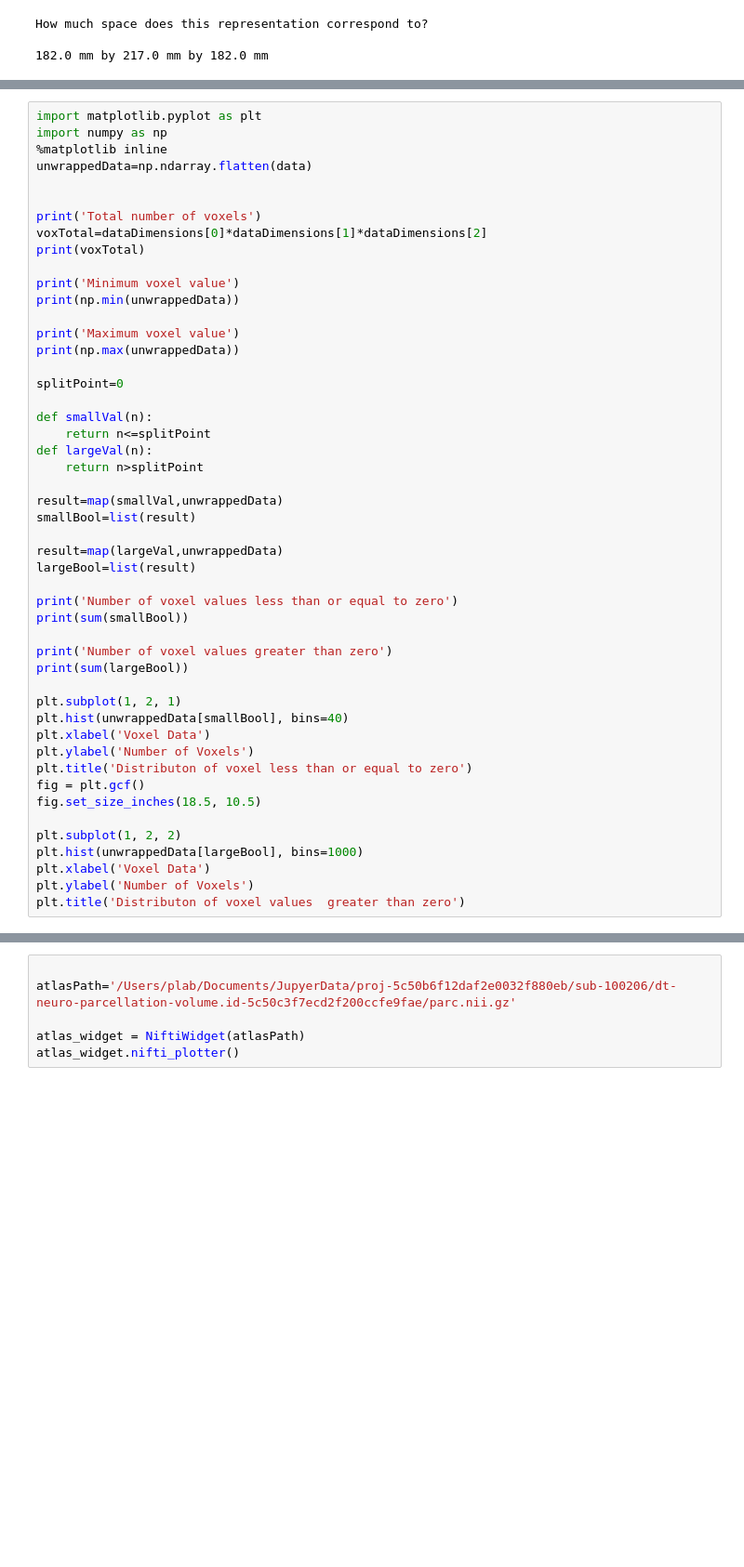
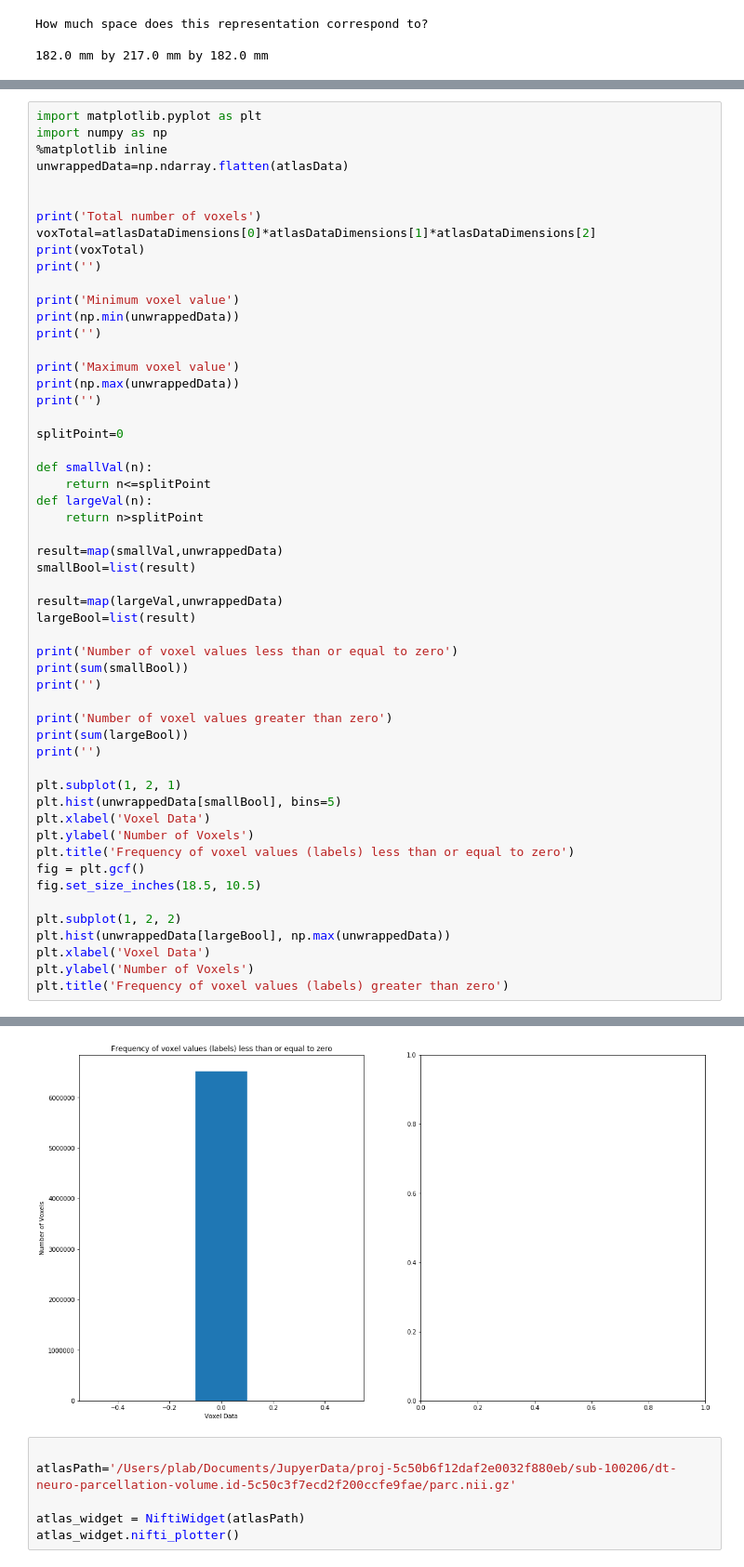
Before and after one commit to DanNBullock/WiMSE, a Jupyter notebook: How to interpret a volumetric brain segmentation.ipynb, the cells around one changed output, grey strips where cells are left out. Shown at 93% size. Cells and saved outputs as stored; diff of their text form; blank space fills up the shorter version.

Commit message:
began work on voxel and streamline

```diff
--- a/How to interpret a volumetric brain segmentation.ipynb
+++ b/How to interpret a volumetric brain segmentation.ipynb
@@ -57,18 +58,21 @@ print(np.unique(atlasData))
 import matplotlib.pyplot as plt
 import numpy as np
 %matplotlib inline
-unwrappedData=np.ndarray.flatten(data)
+unwrappedData=np.ndarray.flatten(atlasData)
 
 
 print('Total number of voxels')
-voxTotal=dataDimensions[0]*dataDimensions[1]*dataDimensions[2]
+voxTotal=atlasDataDimensions[0]*atlasDataDimensions[1]*atlasDataDimensions[2]
 print(voxTotal)
+print('')
 
 print('Minimum voxel value')
 print(np.min(unwrappedData))
+print('')
 
 print('Maximum voxel value')
 print(np.max(unwrappedData))
+print('')
 
 splitPoint=0
 
@@ -85,20 +89,23 @@ largeBool=list(result)
 
 print('Number of voxel values less than or equal to zero')
 print(sum(smallBool))
+print('')
 
 print('Number of voxel values greater than zero')
 print(sum(largeBool))
+print('')
 
 plt.subplot(1, 2, 1)
-plt.hist(unwrappedData[smallBool], bins=40)
+plt.hist(unwrappedData[smallBool], bins=5)
 plt.xlabel('Voxel Data')
 plt.ylabel('Number of Voxels')
-plt.title('Distributon of voxel less than or equal to zero')
+plt.title('Frequency of voxel values (labels) less than or equal to zero')
 fig = plt.gcf()
 fig.set_size_inches(18.5, 10.5)
 
 plt.subplot(1, 2, 2)
-plt.hist(unwrappedData[largeBool], bins=1000)
+plt.hist(unwrappedData[largeBool], np.max(unwrappedData))
 plt.xlabel('Voxel Data')
 plt.ylabel('Number of Voxels')
-plt.title('Distributon of voxel values  greater than zero')
+plt.title('Frequency of voxel values (labels) greater than zero')
+# %% [output]
@@ -105,3 +127,4 @@ plt.title('Distributon of voxel values  greater than zero')
+[figure, added]
 # %%
 
 atlasPath='/Users/plab/Documents/JupyerData/proj-5c50b6f12daf2e0032f880eb/sub-100206/dt-neuro-parcellation-volume.id-5c50c3f7ecd2f200ccfe9fae/parc.nii.gz'
```
Also changed, not shown: parts of 3 cells of this notebook, 4 other files.
